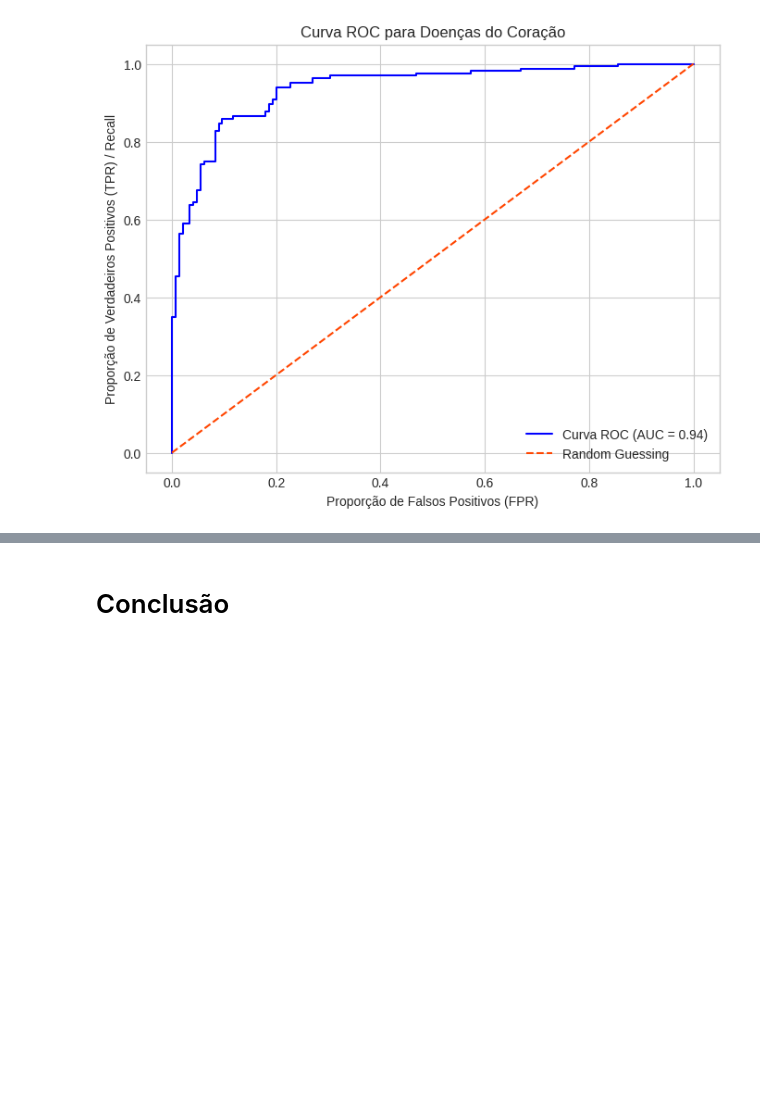
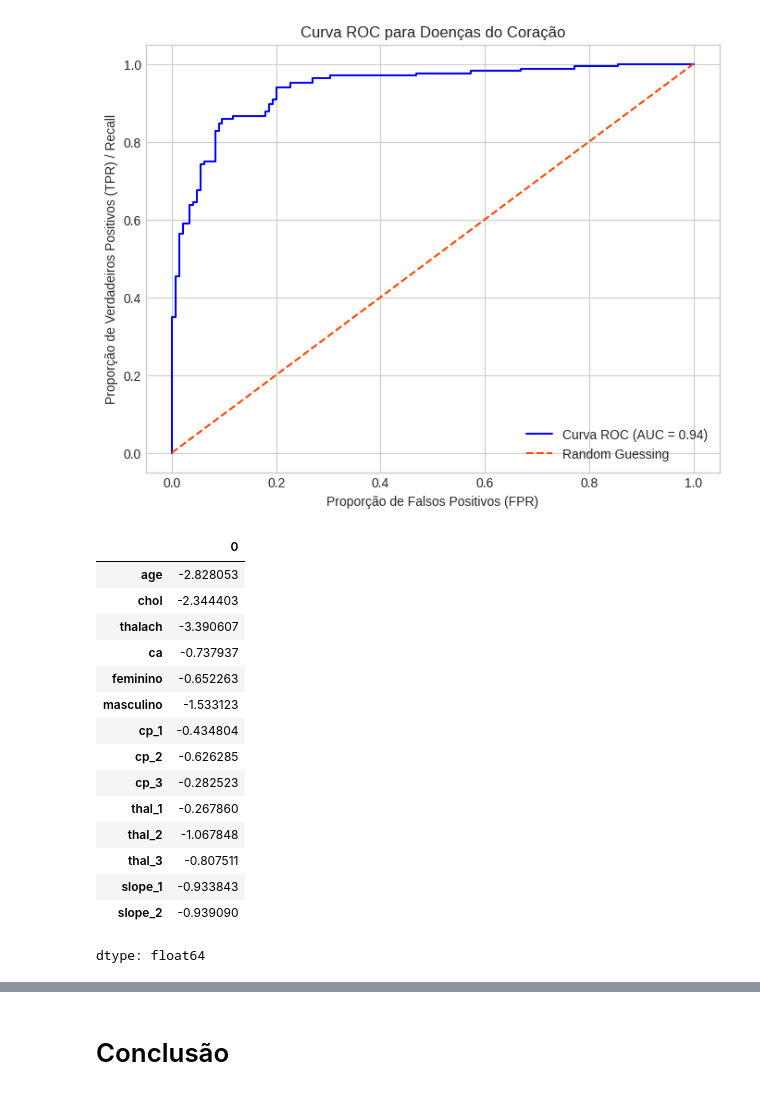
Before and after one commit to gutosantos-github/amsaude, a Jupyter notebook: 1-atividade-01/atividade_1_AM_na_saude_Augusto_Santos.ipynb, the cells around one changed output, grey strips where cells are left out. Saved outputs shown, nothing was run; the diff lists cells and outputs as text; code cells hidden in the pictures; blank space fills up the shorter version.

```diff
--- a/1-atividade-01/atividade_1_AM_na_saude_Augusto_Santos.ipynb
+++ b/1-atividade-01/atividade_1_AM_na_saude_Augusto_Santos.ipynb
@@ -898,5 +934,25 @@ def plot_logistic_function(x_min=-10, x_max=10, k=1, x0=0, num_points=500):
     plt.axhline(y=0.5, color='red', linestyle='--', label='f(x)=0.5')
     plt.legend()
     plt.show()
+# %%
+x_min = X_scaled_df.min().to_numpy()
+x_max = X_scaled_df.max().to_numpy()
+# %% [output]
+|  | 0 |
+| age | -2.828053 |
+| chol | -2.344403 |
+| thalach | -3.390607 |
+| ca | -0.737937 |
+| feminino | -0.652263 |
+| masculino | -1.533123 |
+| cp_1 | -0.434804 |
+| cp_2 | -0.626285 |
+| cp_3 | -0.282523 |
+| thal_1 | -0.267860 |
+| thal_2 | -1.067848 |
+| thal_3 | -0.807511 |
+| slope_1 | -0.933843 |
+| slope_2 | -0.939090 |
+dtype: float64
 # %%
 # Exemplo de uso
```
Also changed, not shown: parts of 7 cells of this notebook.
